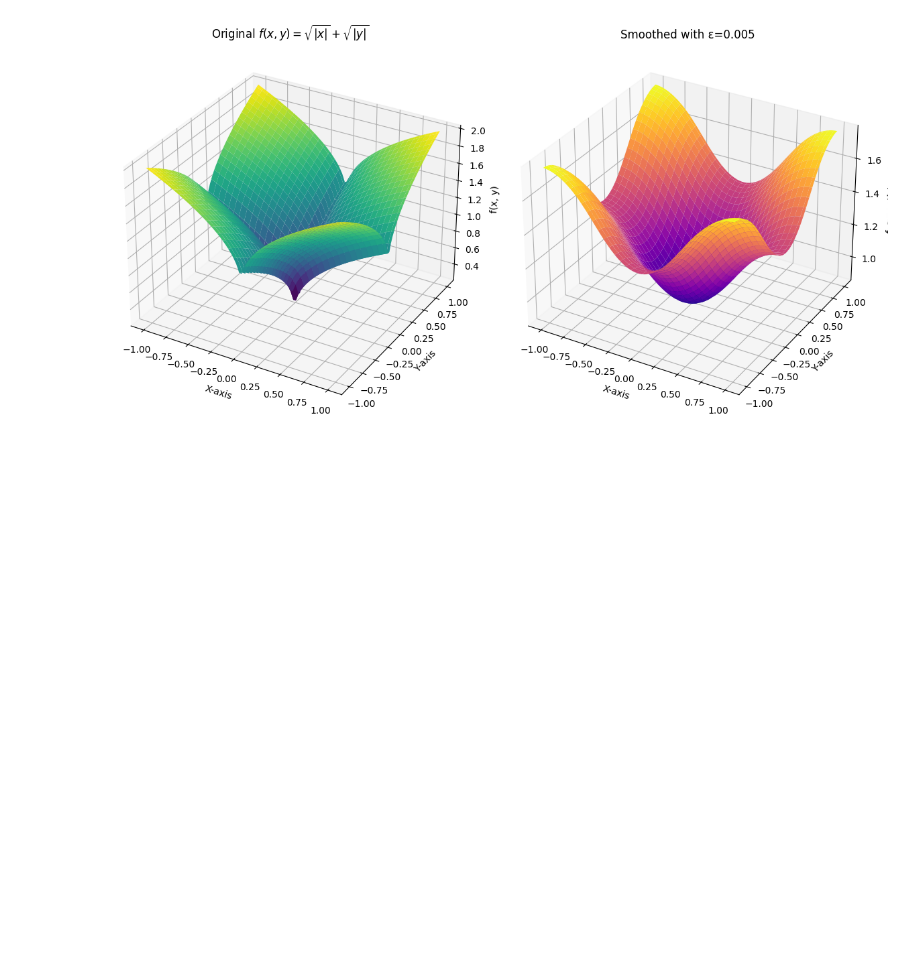
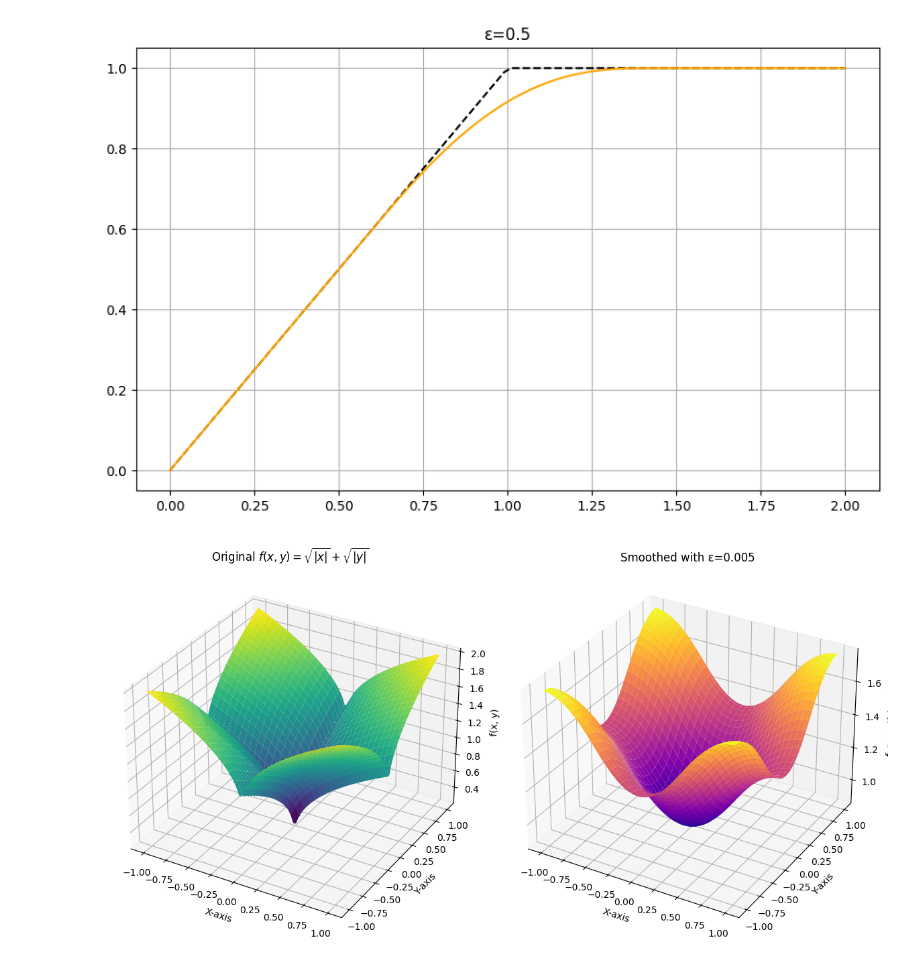
Before and after one commit to brunood1/tcc, a Jupyter notebook: mollifiers/mollifiers.ipynb, the cells around one changed output. Drawn from its saved outputs; the diff is of its cells as text; code cells hidden in the pictures; blank space fills up the shorter version.

```diff
--- a/mollifiers/mollifiers.ipynb
+++ b/mollifiers/mollifiers.ipynb
@@ -25,44 +25,62 @@ def optimized_bump_mollifier(y, epsilon, normalization_constant):
     else:
         return 0
 
+def u(x):
+    if x <= 1:
+        return x
+    if x > 1:
+        return 1
+
+def u_array(x):
+    y = np.zeros_like(x)
+    for i in range(len(x)):
+        if x[i] <= 1:
+            y[i] = x[i]
+        if x[i] > 1:
+            y[i] = 1
+    return y
+
 # Define the smoothed |x| function using a given mollifier
 def smoothed_abs_with_mollifier(x, epsilon, mollifier, *args):
-    integrand = lambda y: np.abs(x - y) * mollifier(y, epsilon, *args)
+    integrand = lambda y: u(x - y) * mollifier(y, epsilon, *args)
     result, _ = quad(integrand, -epsilon, epsilon)  # Approximate over a finite range
     return result
 
 # Range of x values
-x_values = np.linspace(-1, 1, 100)
+x_values = np.linspace(0, 2, 100)
+y = u_array(x_values)
 
 # Specify epsilon
 epsilon_value = 0.5
 
 # Calculate the normalization constant for the bump mollifier
 bump_constant = calculate_bump_normalization_constant(epsilon_value)
 
 # Compute smoothed |x| for Gaussian, bump, and exponential mollifiers
 bump_values = [smoothed_abs_with_mollifier(x, epsilon_value, optimized_bump_mollifier, bump_constant) for x in x_values]
 
 # Plot the results
 plt.figure(figsize=(10, 6))
-plt.plot(x_values, np.abs(x_values), label="|x| (original)", color="black", linestyle="--")
+plt.plot(x_values, y, label="|x| (original)", color="black", linestyle="--")
 plt.plot(x_values, bump_values, label="Smoothed |x| (Bump Mollifier)", color="orange")
 
 table = np.zeros((len(x_values),2))
 for i in range(len(x_values)):
     table[i,0] = x_values[i]
     table[i,1] = bump_values[i]
 
 # for i in range(len(x_values)):
 #     print(f"{table[i,0]:.3f}, {table[i,1]:.3f}")
 
 # Customize plot
 # plt.xlabel("x")
 # plt.ylabel("Smoothed |x|")
 # plt.legend()
 plt.title(f"ε={epsilon_value}")
 plt.grid(True)
 plt.show()
+# %% [output]
+[figure, added]
 # %%
 # BUMP, GAUSSIAN AND EXPONENTIAL MOLLIFIER
 
```
Also changed, not shown: 7 other files.
